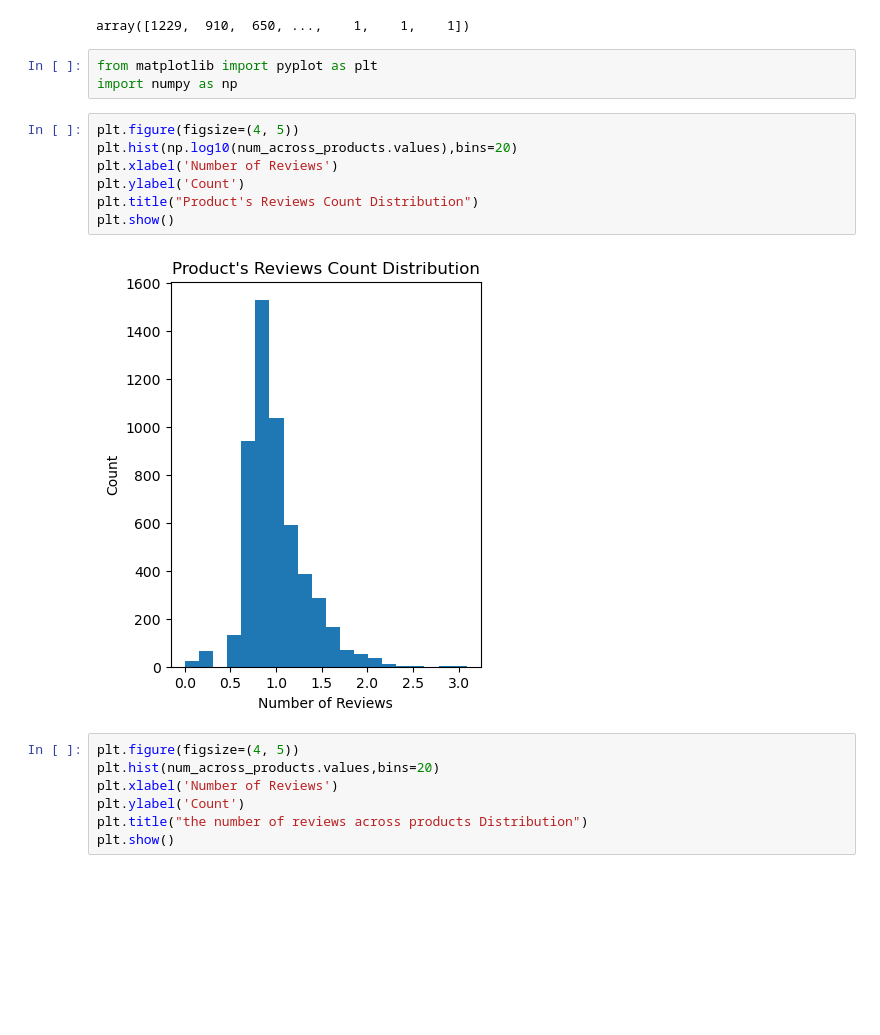
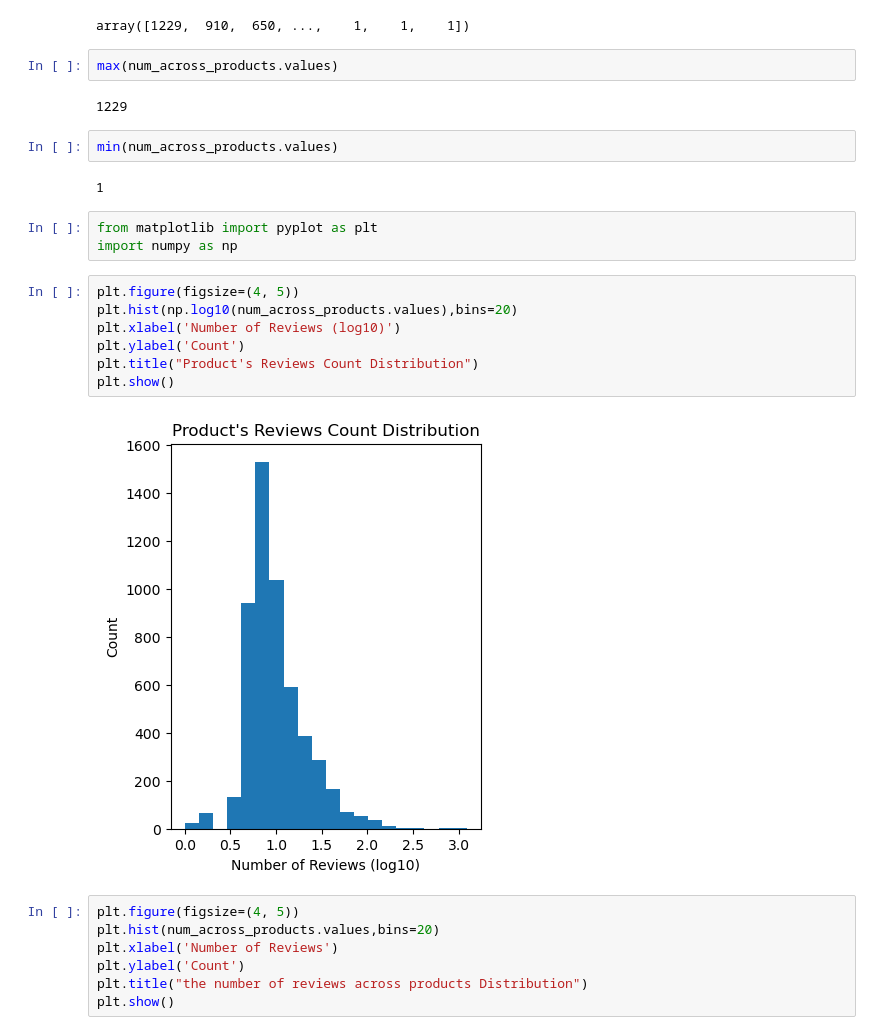
Before and after one commit to ruolan89/W25_COMP262_002_TeamGamma, a Jupyter notebook: Project_Phares1_TeamGamma.ipynb, the cells around one changed output. Drawn from its saved outputs; the diff is of its cells as text; blank space fills up the shorter version.

```diff
--- a/Project_Phares1_TeamGamma.ipynb
+++ b/Project_Phares1_TeamGamma.ipynb
@@ -101,18 +101,26 @@ Index(['B0013BKDO8', 'B00DRALJ28', 'B0001MSC84', 'B000EJUBBU', 'B001766LZO',
 num_across_products.values
 # %% [output]
 array([1229,  910,  650, ...,    1,    1,    1])
+# %%
+max(num_across_products.values)
+# %% [output]
+1229
+# %%
+min(num_across_products.values)
+# %% [output]
+1
 # %%
 from matplotlib import pyplot as plt
 import numpy as np
 # %%
 plt.figure(figsize=(4, 5))
 plt.hist(np.log10(num_across_products.values),bins=20)
-plt.xlabel('Number of Reviews')
+plt.xlabel('Number of Reviews (log10)')
 plt.ylabel('Count')
 plt.title("Product's Reviews Count Distribution")
 plt.show()
 # %% [output]
-[figure, old version]
+[figure, new version]
 # %%
 plt.figure(figsize=(4, 5))
 plt.hist(num_across_products.values,bins=20)
```
Also changed, not shown: parts of 34 cells of this notebook.
